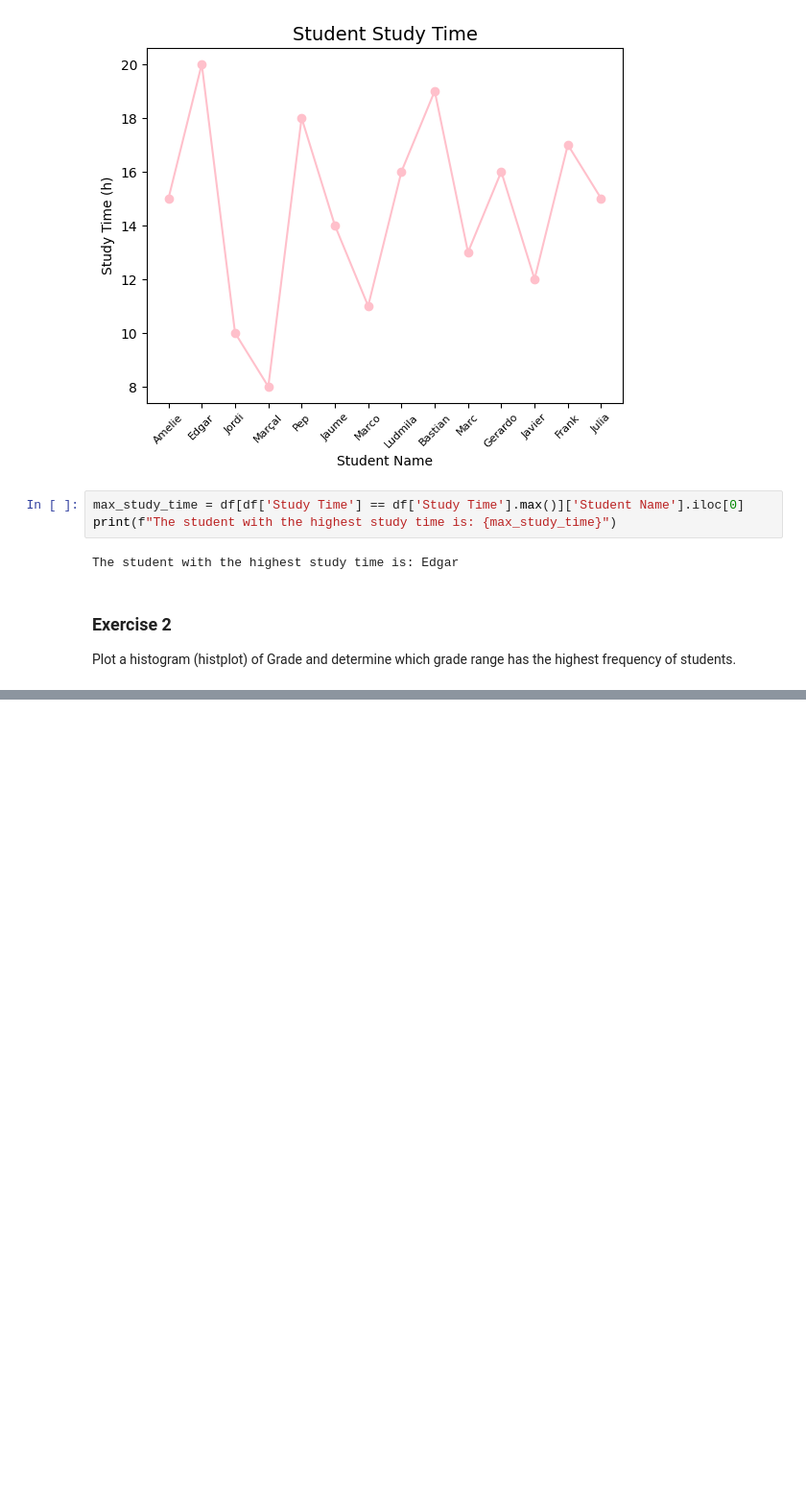
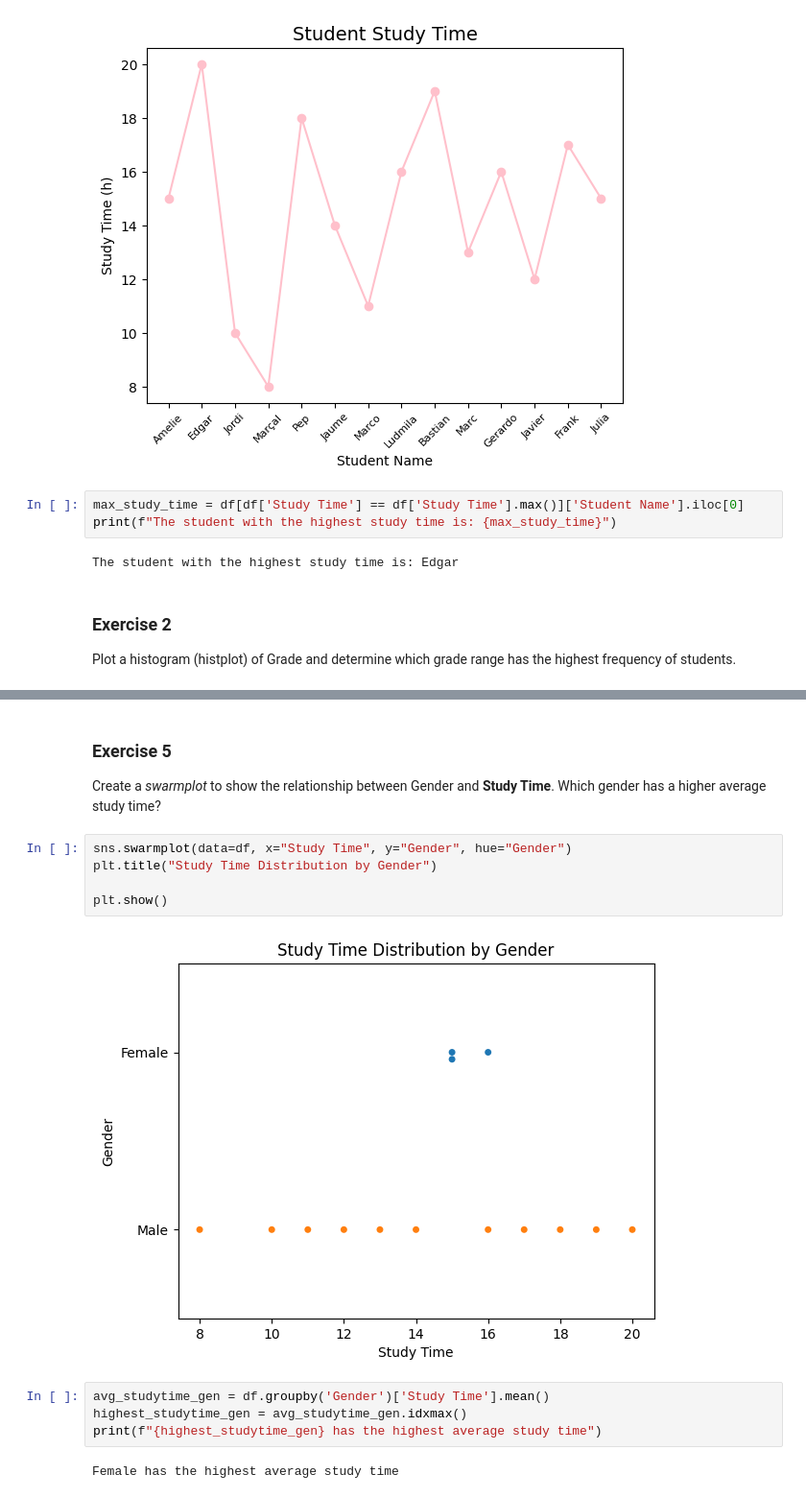
Before and after one commit to Sassinenassif/PDS_SN, a Jupyter notebook: Assignment 8/SassineAssignment8.ipynb, the cells around one changed output, grey strips where cells are left out. Shown: that part at 96% size. Drawn from its saved outputs; the diff is of its cells as text; blank space fills up the shorter version.

```diff
--- a/Assignment 8/SassineAssignment8.ipynb
+++ b/Assignment 8/SassineAssignment8.ipynb
@@ -52,0 +92,16 @@ SyntaxError: invalid syntax (1517977952.py, line 7)
+# %% [markdown]
+### Exercise 5
+Create a *swarmplot* to show the relationship between Gender and **Study Time**. Which gender has a higher average study time?
+# %%
+sns.swarmplot(data=df, x="Study Time", y="Gender", hue="Gender")
+plt.title("Study Time Distribution by Gender")
+
+plt.show()
+# %% [output]
+[figure, added]
+# %%
+avg_studytime_gen = df.groupby('Gender')['Study Time'].mean()
+highest_studytime_gen = avg_studytime_gen.idxmax()
+print(f"{highest_studytime_gen} has the highest average study time")
+# %% [output]
+Female has the highest average study time
```
Also changed, not shown: parts of 12 cells of this notebook, 2 other files.
